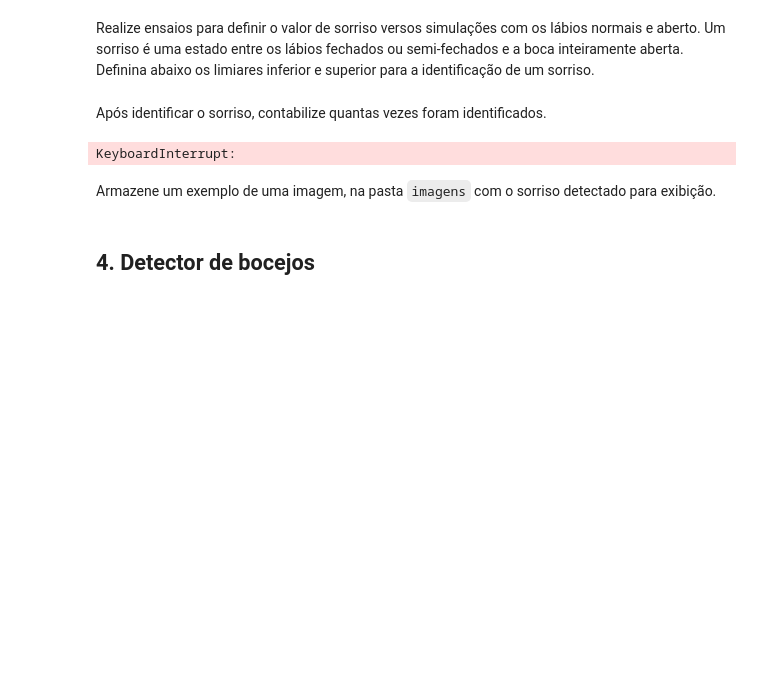
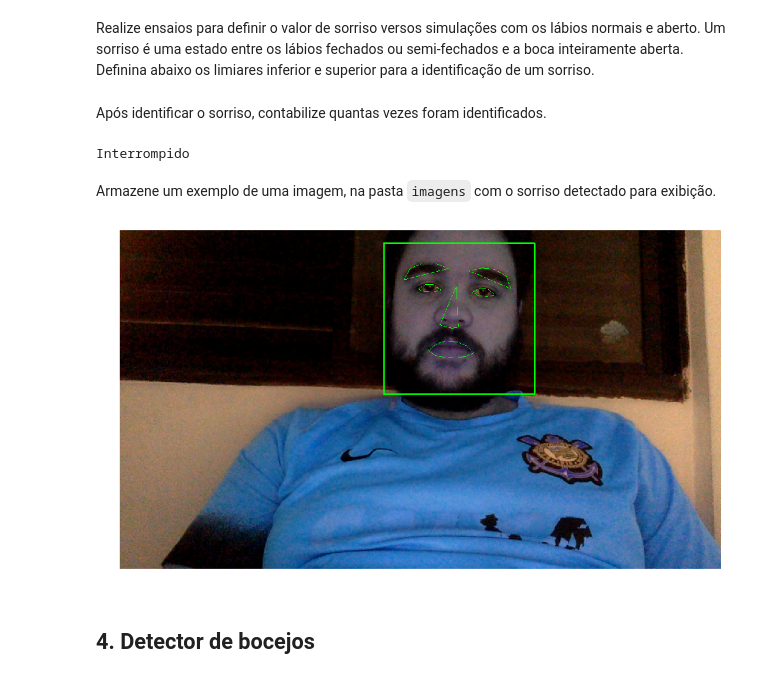
Before and after one commit to PHANRTR/fiap-ml-tec-proc-imagens-capstone, a Jupyter notebook: projeto-final/smart-hiring.ipynb, the cells around one changed output. Cells and saved outputs as stored; diff of their text form; code cells hidden in the pictures; blank space fills up the shorter version.

Commit message:
Detector de bocejo, olhos fechados e sorriso

````diff
--- a/projeto-final/smart-hiring.ipynb
+++ b/projeto-final/smart-hiring.ipynb
@@ -452,40 +458,48 @@ cv2.destroyAllWindows()
 # Quantidade de sorrisos identificados
 qtde_sorrisos = 0
 
-while True:
-    ret, image_frame = cam_capture.read()
+sorriso = False;
 
-    if ret:
-        image_frame, mouth_aspect, _ = annotate_landmarks_convex_hull_image(image_frame)
+try:
+    while True:
+        ret, image_frame = cam_capture.read()
+        prev_sorriso = sorriso
 
-        if mouth_aspect > sorriso_minimo and  mouth_aspect < sorrimo_maximo:
-            qtde_sorrisos+=1
+        if ret:
+            image_frame, mouth_aspect, _ = annotate_landmarks_convex_hull_image(image_frame)
+            image_frame = cv2.cvtColor(image_frame, cv2.COLOR_BGR2RGB)
 
-        cv2.putText(image_frame, "sorrisos "+str(qtde_sorrisos), (30, 30), cv2.FONT_HERSHEY_SIMPLEX, 1, (0,255,0), 2)
-        cv2.putText(image_frame, "MAR "+str(mouth_aspect), (60, 60), cv2.FONT_HERSHEY_SIMPLEX, 1, (0,255,0), 2)
-        cv2.imshow("Detector de Sorriso", image_frame)
+            if mouth_aspect <= sorriso_minimo or mouth_aspect > sorriso_maximo:
+                sorriso = True
+            else:
+                sorriso = False
 
-        img = PIL.Image.fromarray(image_frame, "RGB")
-        buffer = BytesIO()
-        img.save(buffer,format="JPEG")
-        display(Image(data=buffer.getvalue()))
+            if prev_sorriso == True and sorriso == False:
+                cv2.imwrite("imagens/resultado/smile.png", image_frame)
+                qtde_sorrisos += 1
 
+            cv2.putText(image_frame, "sorrisos "+str(qtde_sorrisos), (30, 30), cv2.FONT_HERSHEY_SIMPLEX, 1, (0,255,0), 2)
+            cv2.imshow("Detector de Sorriso", image_frame)
+
+            img = PIL.Image.fromarray(image_frame, "RGB")
+            buffer = BytesIO()
+            img.save(buffer,format="JPEG")
+            display(Image(data=buffer.getvalue()))
         clear_output(wait=True)
-
-    else:
-        break
-
-cam_capture.release()
-cv2.destroyAllWindows()
+except KeyboardInterrupt:
+    cam.release()
+    print("Interrompido")
 # %% [output]
-KeyboardInterrupt:
+Interrompido
 # %% [markdown]
 Armazene um exemplo de uma imagem, na pasta ```imagens``` com o sorriso detectado para exibição.
 # %%
 # IMPLEMENTAR
 # Passe o parâmetro localização da imagem para exibi-la no notebook
 
-exibir_imagem(None)
+exibir_imagem("imagens/resultado/smile.png")
+# %% [output]
+[figure, added]
 # %% [markdown]
 ## 4. Detector de bocejos
 # %% [markdown]
````
Also changed, not shown: parts of 12 cells of this notebook, 3 other files.
